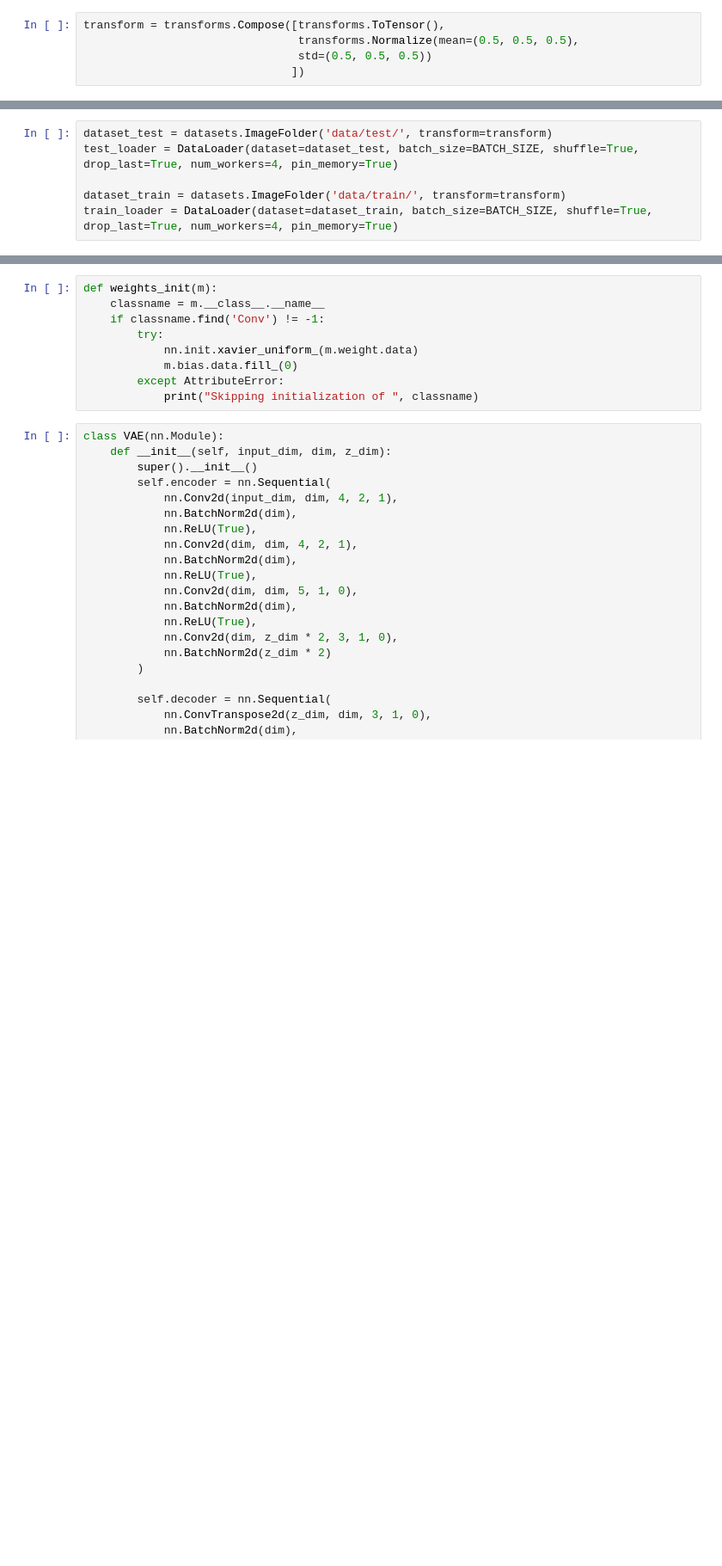
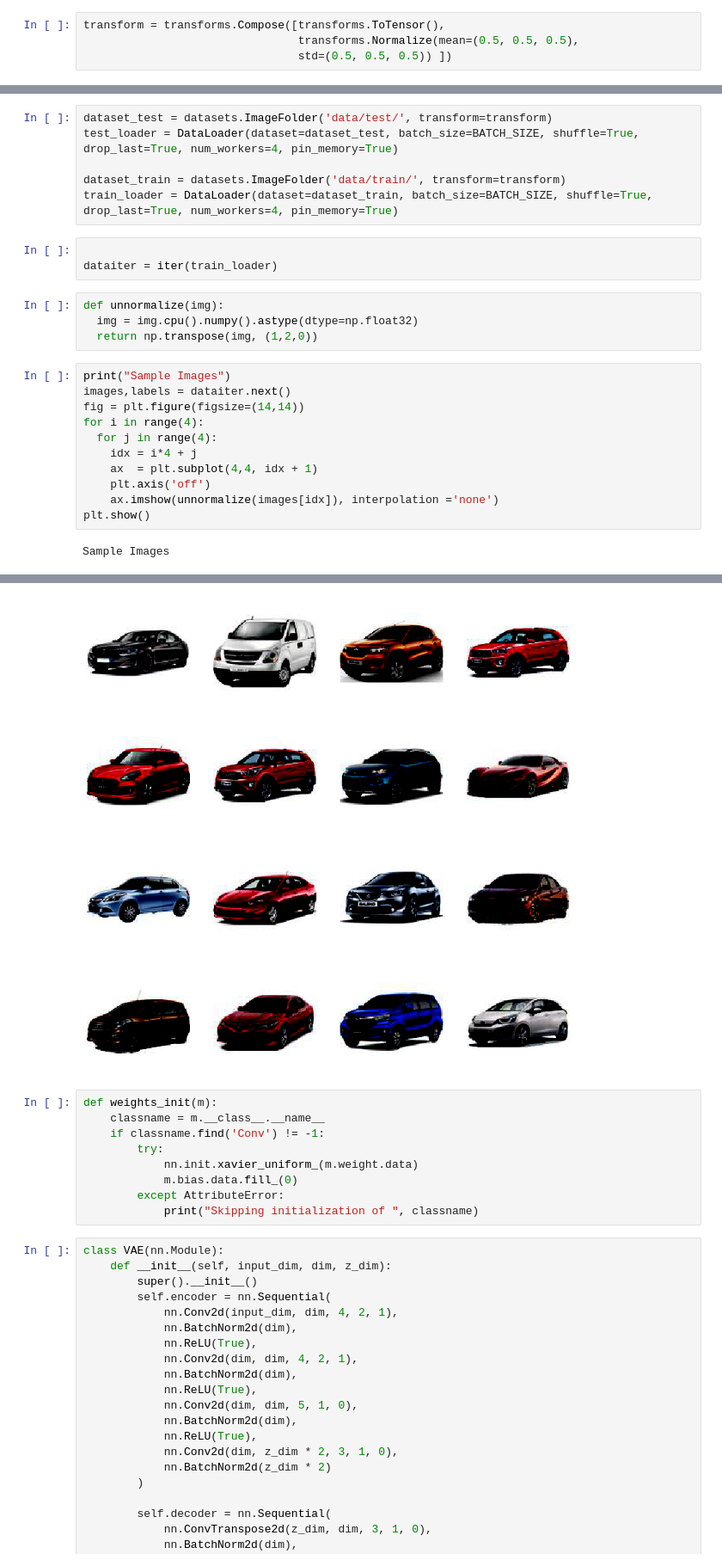
Before and after one commit to EVA4-RS-Group/Phase2, a Jupyter notebook: S7_Variational_AutoEncoders/VariationalAutoEncoder.ipynb, the cells around one changed output, grey strips where cells are left out. Shown at 86% size. Drawn from its saved outputs; the diff is of its cells as text; blank space fills up the shorter version.

```diff
--- a/S7_Variational_AutoEncoders/VariationalAutoEncoder.ipynb
+++ b/S7_Variational_AutoEncoders/VariationalAutoEncoder.ipynb
@@ -83,5 +64,4 @@ if CUDA:
 # %%
 transform = transforms.Compose([transforms.ToTensor(),
                                 transforms.Normalize(mean=(0.5, 0.5, 0.5),
-                                std=(0.5, 0.5, 0.5))
-                               ])
+                                std=(0.5, 0.5, 0.5)) ])
@@ -91,3 +76,23 @@ test_loader = DataLoader(dataset=dataset_test, batch_size=BATCH_SIZE, shuffle=Tr
 
 dataset_train = datasets.ImageFolder('data/train/', transform=transform)
 train_loader = DataLoader(dataset=dataset_train, batch_size=BATCH_SIZE, shuffle=True, drop_last=True, num_workers=4, pin_memory=True)
+# %%
+
+dataiter = iter(train_loader)
+# %%
+def unnormalize(img):
+  img = img.cpu().numpy().astype(dtype=np.float32)
+  return np.transpose(img, (1,2,0))
+# %%
+print("Sample Images")
+images,labels = dataiter.next()
+fig = plt.figure(figsize=(14,14))
+for i in range(4):
+  for j in range(4):
+    idx = i*4 + j
+    ax  = plt.subplot(4,4, idx + 1)
+    plt.axis('off')
+    ax.imshow(unnormalize(images[idx]), interpolation ='none')
+plt.show()
+# %% [output]
+Sample Images
@@ -94,3 +115,4 @@ train_loader = DataLoader(dataset=dataset_train, batch_size=BATCH_SIZE, shuffle=
+[figure, added]
 # %%
 def weights_init(m):
     classname = m.__class__.__name__
```
Also changed, not shown: parts of 29 cells of this notebook.
